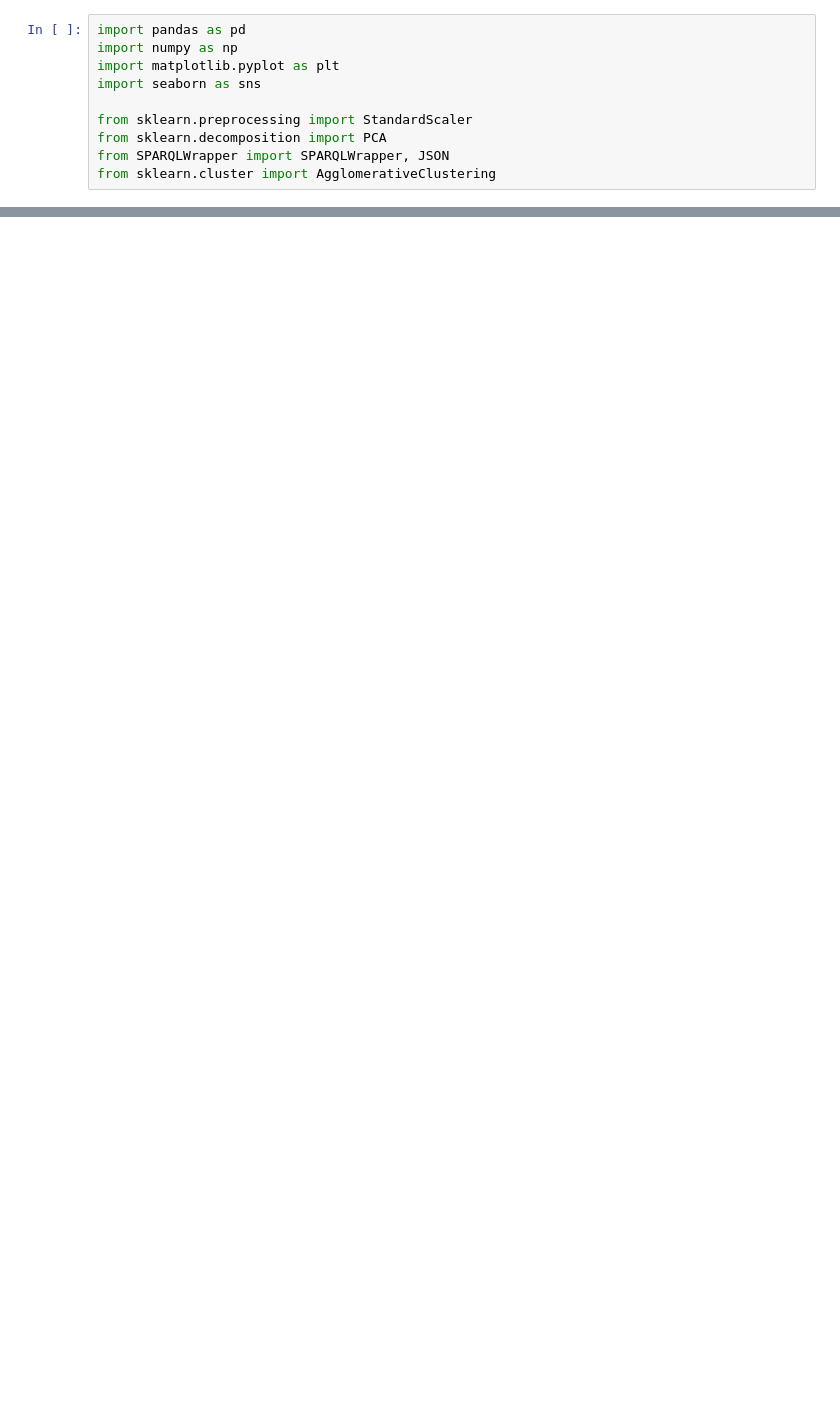
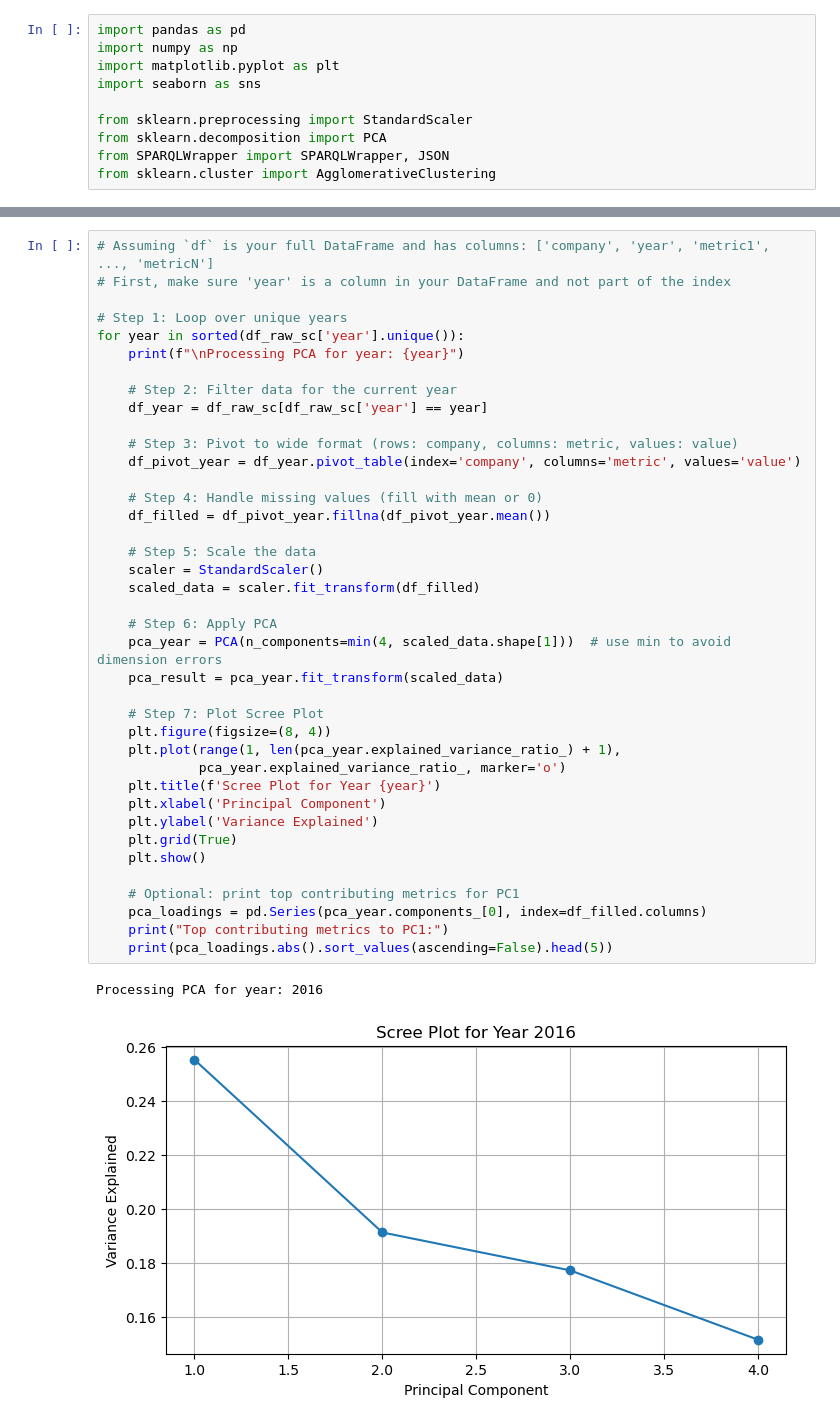
Before and after one commit to Sujan2023-AI/ESG_Analytical_Platform, a Jupyter notebook: notebooks/Ontology_PCA_SC_v2.ipynb, the cells around one changed output, grey strips where cells are left out. Saved outputs shown, nothing was run; the diff lists cells and outputs as text; blank space fills up the shorter version.

```diff
--- a/notebooks/Ontology_PCA_SC_v2.ipynb
+++ b/notebooks/Ontology_PCA_SC_v2.ipynb
@@ -448,0 +439,42 @@ plt.show()
+# %%
+# Assuming `df` is your full DataFrame and has columns: ['company', 'year', 'metric1', ..., 'metricN']
+# First, make sure 'year' is a column in your DataFrame and not part of the index
+
+# Step 1: Loop over unique years
+for year in sorted(df_raw_sc['year'].unique()):
+    print(f"\nProcessing PCA for year: {year}")
+
+    # Step 2: Filter data for the current year
+    df_year = df_raw_sc[df_raw_sc['year'] == year]
+
+    # Step 3: Pivot to wide format (rows: company, columns: metric, values: value)
+    df_pivot_year = df_year.pivot_table(index='company', columns='metric', values='value')
+
+    # Step 4: Handle missing values (fill with mean or 0)
+    df_filled = df_pivot_year.fillna(df_pivot_year.mean())
+
+    # Step 5: Scale the data
+    scaler = StandardScaler()
+    scaled_data = scaler.fit_transform(df_filled)
+
+    # Step 6: Apply PCA
+    pca_year = PCA(n_components=min(4, scaled_data.shape[1]))  # use min to avoid dimension errors
+    pca_result = pca_year.fit_transform(scaled_data)
+
+    # Step 7: Plot Scree Plot
+    plt.figure(figsize=(8, 4))
+    plt.plot(range(1, len(pca_year.explained_variance_ratio_) + 1),
+             pca_year.explained_variance_ratio_, marker='o')
+    plt.title(f'Scree Plot for Year {year}')
+    plt.xlabel('Principal Component')
+    plt.ylabel('Variance Explained')
+    plt.grid(True)
+    plt.show()
+
+    # Optional: print top contributing metrics for PC1
+    pca_loadings = pd.Series(pca_year.components_[0], index=df_filled.columns)
+    print("Top contributing metrics to PC1:")
+    print(pca_loadings.abs().sort_values(ascending=False).head(5))
+# %% [output]
+Processing PCA for year: 2016
+[figure, added]
```
Also changed, not shown: parts of 16 cells of this notebook, 2 other files.
